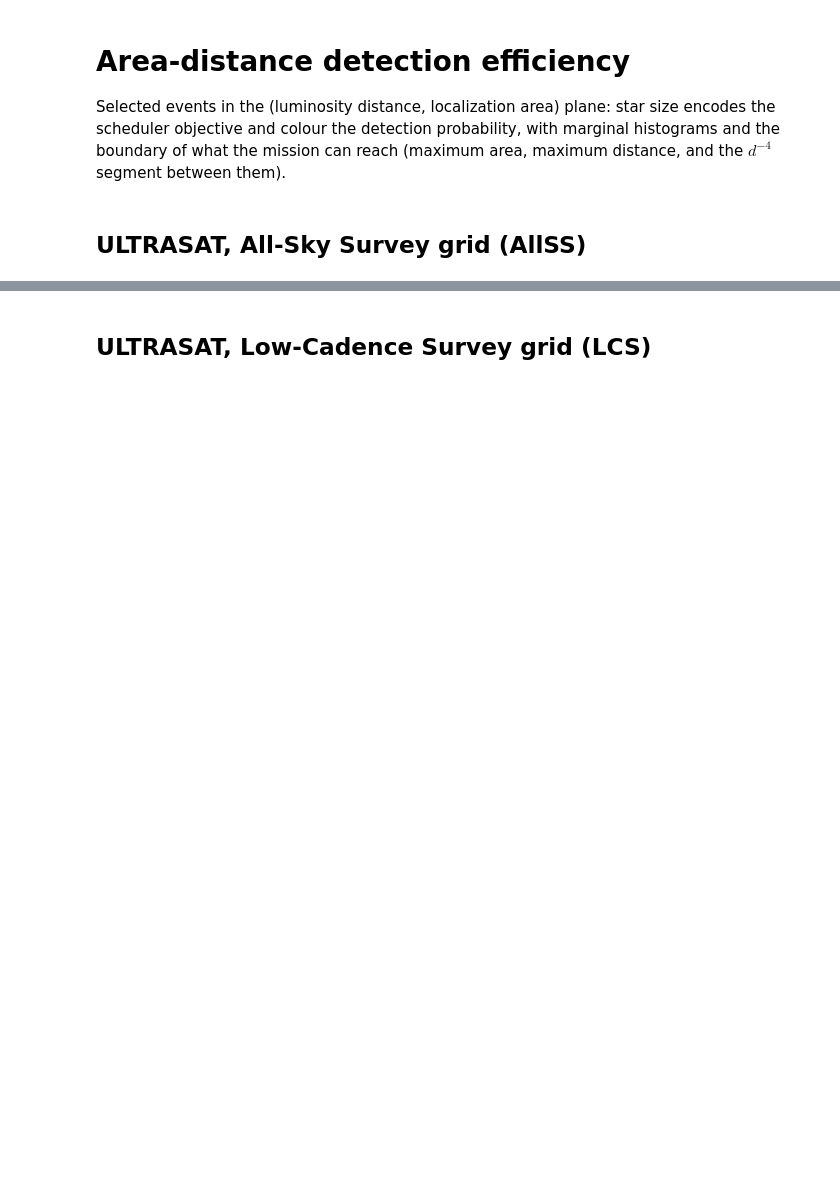
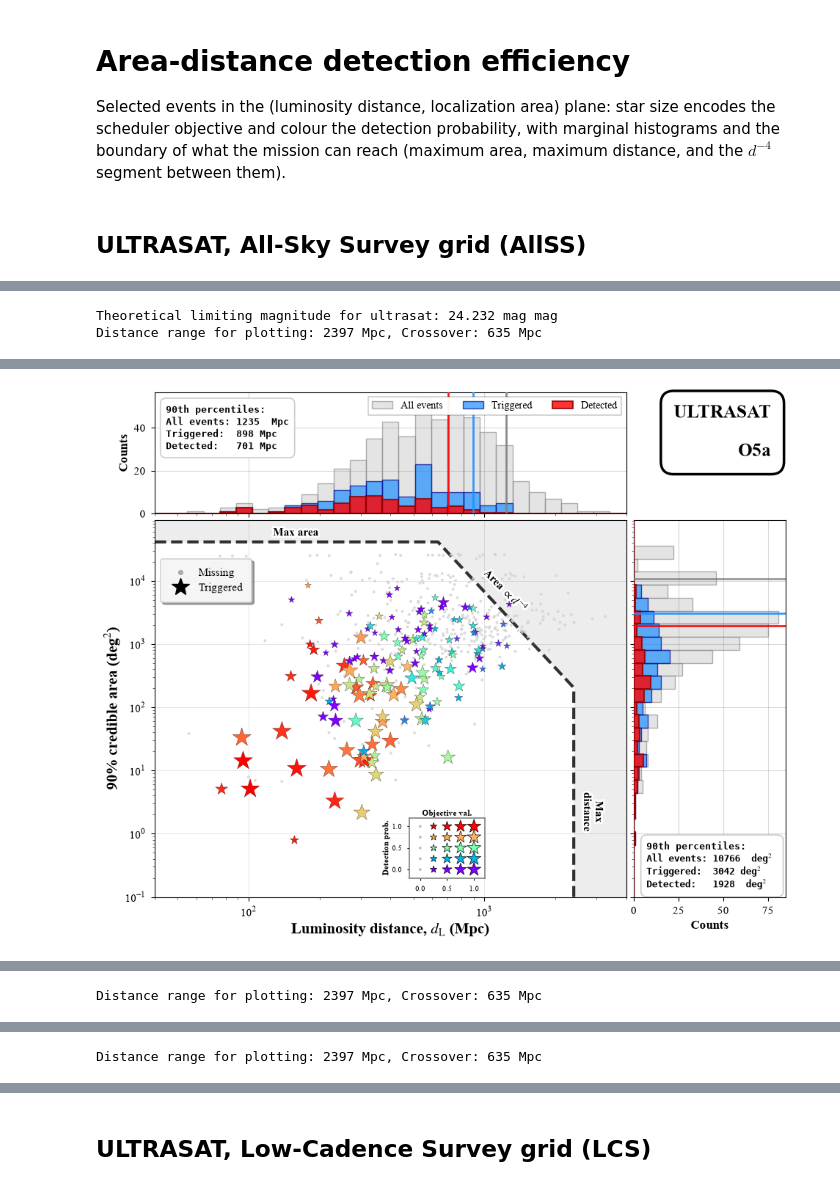
Before and after one commit to weizmannk/ultrasat-gw-followup, a Jupyter notebook: notebooks/kilonovae_detection_rate.ipynb, the cells around one changed output, grey strips where cells are left out. Saved outputs shown, nothing was run; the diff lists cells and outputs as text; code cells hidden in the pictures; blank space fills up the shorter version.

Commit message:
PixelPop statistics processing

```diff
--- a/notebooks/kilonovae_detection_rate.ipynb
+++ b/notebooks/kilonovae_detection_rate.ipynb
@@ -42,9 +60,14 @@ logging.basicConfig(
 ROOT = next(
     p for p in (Path.cwd(), *Path.cwd().parents) if (p / "pyproject.toml").is_file()
 )
-RESULTS = ROOT / "results"
-OUTPUTS = ROOT / "paper_outputs"
+RESULTS = ROOT / "results/pixelpop"
+OUTPUTS = ROOT / "paper_outputs/pixelpop"
+
+table_dir = OUTPUTS / "tables"
+figure_dir = OUTPUTS / "figures"
 OUTPUTS.mkdir(parents=True, exist_ok=True)
+table_dir.mkdir(parents=True, exist_ok=True)
+figure_dir.mkdir(parents=True, exist_ok=True)
 
 # Campaign length of each O5 sub-period.
 run_duration = 1  # years
@@ -55,18 +78,18 @@ O5_RUNS = ("O5a", "O5b", "O5c")
 CONFIGS = {
     "ultrasat_lcs": {
         "events_file": RESULTS / "ultrasat_lcs.ecsv",
-        "table_file": OUTPUTS / "ultrasat_lcs_detection.tex",
-        "figure_prefix": OUTPUTS / "ultrasat_lcs_obj-vs-det",
+        "table_file": table_dir / "ultrasat_lcs-pixelpop.tex",
+        "figure_prefix": figure_dir / "ultrasat_lcs_obj-vs-det-pixelpop",
     },
     "ultrasat_allsky": {
         "events_file": RESULTS / "ultrasat_allsky.ecsv",
-        "table_file": OUTPUTS / "ultrasat_allsky_detection.tex",
-        "figure_prefix": OUTPUTS / "ultrasat_allsky_obj-vs-det",
+        "table_file": table_dir / "ultrasat_allsky-pixelpop.tex",
+        "figure_prefix": figure_dir / "ultrasat_allsky_obj-vs-det-pixelpop",
     },
     "uvex": {
         "events_file": RESULTS / "uvex.ecsv",
-        "table_file": OUTPUTS / "uvex_detection.tex",
-        "figure_prefix": OUTPUTS / "uvex_obj-vs-det",
+        "table_file": table_dir / "uvex-pixelpop.tex",
+        "figure_prefix": figure_dir / "uvex_obj-vs-det-pixelpop",
     },
 }
 
@@ -212,4 +325,5 @@ with marginal histograms and the boundary of what the mission can reach
 ## ULTRASAT, All-Sky Survey grid (AllSS)
 # %%
 config = CONFIGS["ultrasat_allsky"]
-plot_area_distance(config["events_file"], outdir=OUTPUTS, show=True)
+plot_area_distance(config["events_file"], outdir=figure_dir, show=True)
+# %% [output]
@@ -215,0 +333,2 @@ plot_area_distance(config["events_file"], outdir=OUTPUTS, show=True)
+Theoretical limiting magnitude for ultrasat: 24.232 mag mag
+Distance range for plotting: 2397 Mpc, Crossover: 635 Mpc
@@ -215,0 +337 @@ plot_area_distance(config["events_file"], outdir=OUTPUTS, show=True)
+[figure, added]
@@ -215,0 +339 @@ plot_area_distance(config["events_file"], outdir=OUTPUTS, show=True)
+Distance range for plotting: 2397 Mpc, Crossover: 635 Mpc
@@ -215,0 +344 @@ plot_area_distance(config["events_file"], outdir=OUTPUTS, show=True)
+Distance range for plotting: 2397 Mpc, Crossover: 635 Mpc
```
Also changed, not shown: parts of 18 cells of this notebook, 28 other files.
